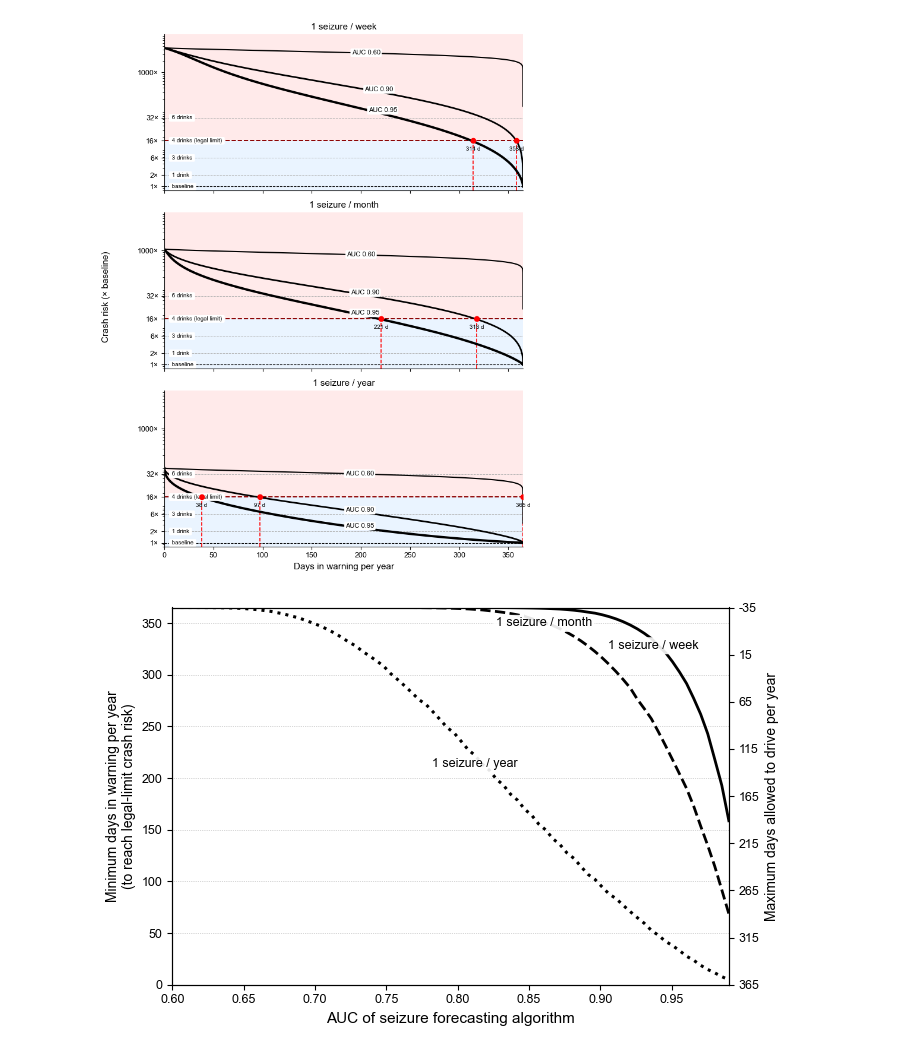
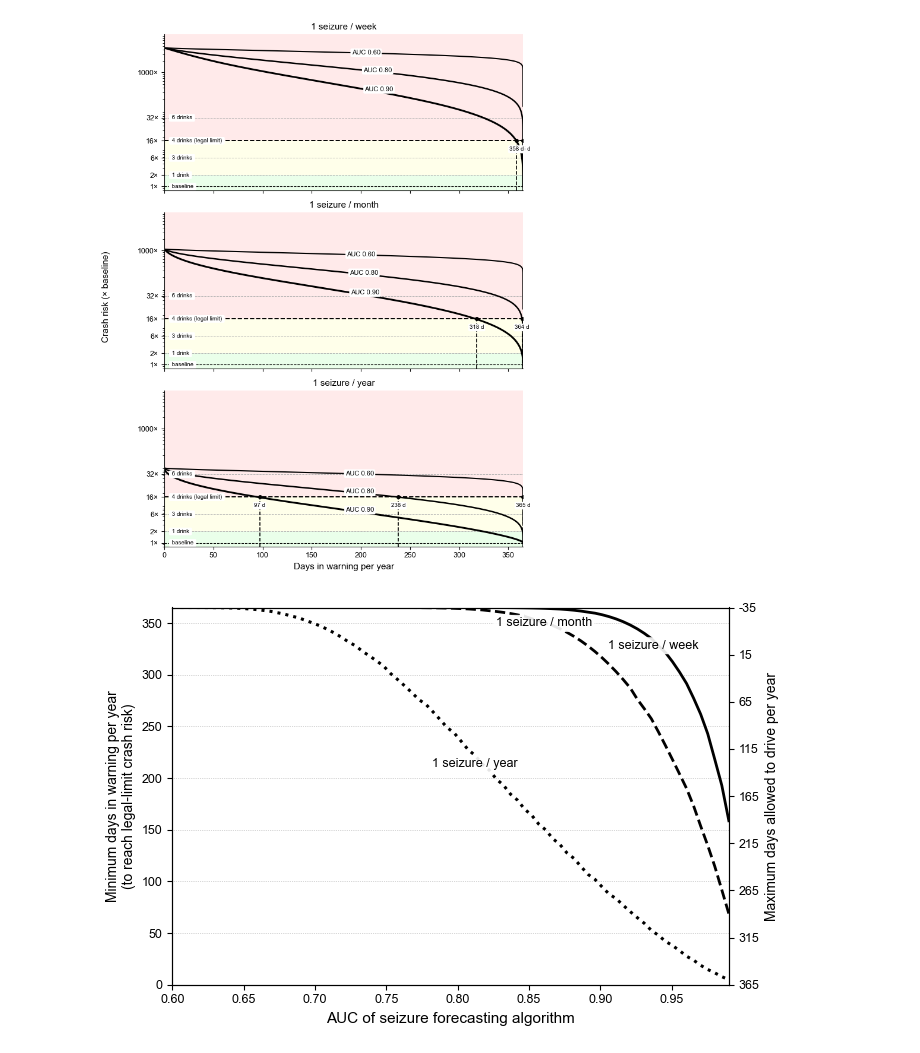
Before and after one commit to bdsp-core/seizure_forecasting_crash_analysis, a Jupyter notebook: crashes_vs_TiW.ipynb, the cells around one changed output. Cells and saved outputs as stored; diff of their text form; code cells hidden in the pictures.

```diff
--- a/crashes_vs_TiW.ipynb
+++ b/crashes_vs_TiW.ipynb
@@ -18,9 +18,9 @@ plt.rcParams.update({
 R = [1/7, 1/30, 1/365]
 R_labels = ['1 seizure / week', '1 seizure / month', '1 seizure / year']
 
-# Focus on the three most informative AUROCs
-auc_values = [0.60, 0.90, 0.95]
-auc_linewidth = {0.60: 1.5, 0.90: 2.0, 0.95: 2.8}
+# Updated AUC values
+auc_values = [0.60, 0.80, 0.90]
+auc_linewidth = {0.60: 1.5, 0.80: 1.8, 0.90: 2.2}
 
 # Reference crash risks (baseline sober risk p0)
 p0 = 1.5e-5
@@ -68,20 +68,27 @@ for j, (r, ax) in enumerate(zip(R, axes)):
     print(f'{R_labels[j]} (baseline seizure prob = {p:.4f})')
     print('-' * 55)
 
-    # Light-pink shaded "unsafe" region above legal limit
+    # Light-pink shaded "unsafe" region above legal limit (4 drinks)
     ax.axhspan(p4/p0, y_limits[1],
                facecolor='#ffcccc', alpha=0.4, zorder=0)
 
-    # Light-blue shaded "safe" region below legal limit
-    ax.axhspan(y_limits[0], p4/p0,
-               facecolor='#cce5ff', alpha=0.4, zorder=0)
+    # Light-yellow shaded region between 1 drink and 4 drinks (legal limit)
+    ax.axhspan(p1/p0, p4/p0,
+               facecolor='#ffffcc', alpha=0.4, zorder=0)
+
+    # Light-green shaded "safe" region below 1 drink
+    ax.axhspan(y_limits[0], p1/p0,
+               facecolor='#ccffcc', alpha=0.4, zorder=0)
 
     # Horizontal reference lines
     ax.axhline(y=1,       color='k',        linestyle='--', linewidth=0.8, zorder=1)
     ax.axhline(y=p1/p0,   color='0.7',      linestyle='--', linewidth=0.7, zorder=1)
     ax.axhline(y=p3/p0,   color='0.7',      linestyle='--', linewidth=0.7, zorder=1)
-    ax.axhline(y=p4/p0,   color='darkred',  linestyle='--', linewidth=1.4, zorder=2)
+    ax.axhline(y=p4/p0,   color='black',    linestyle='--', linewidth=1.4, zorder=2)
     ax.axhline(y=p6/p0,   color='0.7',      linestyle='--', linewidth=0.7, zorder=1)
+
+    # Store crossing info for later labeling (to ensure labels are on top)
+    crossing_info = []
 
     # Curves for each AUC
     for auc in auc_values:
@@ -105,17 +112,8 @@ for j, (r, ax) in enumerate(zip(R, axes)):
             s_cross = s_sorted[idx_cross]
             f_cross = f_sorted[idx_cross]
 
-            # Vertical red dashed line + red marker
-            ax.plot([dw_cross, dw_cross],
-                    [y_limits[0], p4/p0],
-                    'r--', linewidth=1.2, zorder=2)
-            ax.plot(dw_cross, p4/p0,
-                    'o', color='red', markersize=6, zorder=4)
-
-            # Label with number of warning days
-            ax.text(dw_cross, p4/p0*0.7,
-                    f'{dw_cross:.0f} d',
-                    fontsize=7, ha='center', va='top')
+            # Store for later plotting on top
+            crossing_info.append((dw_cross, auc, s_cross, f_cross, p))
 
             # Text output for table / checking
             p_warning_cross = s_cross * p + f_cross * (1 - p)
@@ -136,7 +134,26 @@ for j, (r, ax) in enumerate(zip(R, axes)):
                 f'AUC {auc:.2f}',
                 fontsize=8, ha='left', va='center',
                 bbox=dict(boxstyle='round,pad=0.2',
-                          facecolor='white', edgecolor='none'))
+                          facecolor='white', edgecolor='none'),
+                zorder=5)
+
+    # Now plot crossing markers and labels ON TOP (highest z-order)
+    for dw_cross, auc, s_cross, f_cross, p in crossing_info:
+        # Vertical black dashed line
+        ax.plot([dw_cross, dw_cross],
+                [y_limits[0], p4/p0],
+                'k--', linewidth=1.2, zorder=6)
+        # Black marker at crossing point (smaller)
+        ax.plot(dw_cross, p4/p0,
+                'o', color='black', markersize=4, zorder=7)
+
+        # Label with number of warning days - ON TOP with opaque box
+        ax.text(dw_cross, p4/p0*0.7,
+                f'{dw_cross:.0f} d',
+                fontsize=7, ha='center', va='top',
+                bbox=dict(boxstyle='round,pad=0.2',
+                          facecolor='white', edgecolor='none', alpha=1.0),
+                zorder=8)
 
     # Panel formatting
     ax.set_ylim(y_limits)
@@ -148,15 +165,20 @@ for j, (r, ax) in enumerate(zip(R, axes)):
 
     # Drink labels
     ax.text(6, 1,        ' baseline ',               fontsize=7, va='center',
-            bbox=dict(boxstyle='round,pad=0.2', facecolor='white', edgecolor='none'))
+            bbox=dict(boxstyle='round,pad=0.2', facecolor='white', edgecolor='none'),
+            zorder=5)
     ax.text(6, p1/p0,    ' 1 drink ',                fontsize=7, va='center',
-            bbox=dict(boxstyle='round,pad=0.2', facecolor='white', edgecolor='none'))
+            bbox=dict(boxstyle='round,pad=0.2', facecolor='white', edgecolor='none'),
+            zorder=5)
     ax.text(6, p3/p0,    ' 3 drinks ',               fontsize=7, va='center',
-            bbox=dict(boxstyle='round,pad=0.2', facecolor='white', edgecolor='none'))
+            bbox=dict(boxstyle='round,pad=0.2', facecolor='white', edgecolor='none'),
+            zorder=5)
     ax.text(6, p4/p0,    ' 4 drinks (legal limit) ', fontsize=7, va='center',
-            bbox=dict(boxstyle='round,pad=0.2', facecolor='white', edgecolor='none'))
+            bbox=dict(boxstyle='round,pad=0.2', facecolor='white', edgecolor='none'),
+            zorder=5)
     ax.text(6, p6/p0,    ' 6 drinks ',               fontsize=7, va='center',
-            bbox=dict(boxstyle='round,pad=0.2', facecolor='white', edgecolor='none'))
+            bbox=dict(boxstyle='round,pad=0.2', facecolor='white', edgecolor='none'),
+            zorder=5)
 
     # Intuitive y-ticks
     ax.set_yticks([1, p1/p0, p3/p0, p4/p0, p6/p0, 1e3])
@@ -197,4 +219,4 @@ AUC = 0.95: FPR = 0.102, Sensitivity = 0.854
-[figure, old version]
+[figure, new version]
 # %%
 # -------------------------------------------------
 # Figure 2: minimum warning days vs AUC (inline labels on curves)
```
Also changed, not shown: parts of 1 cell of this notebook, 2 other files.
